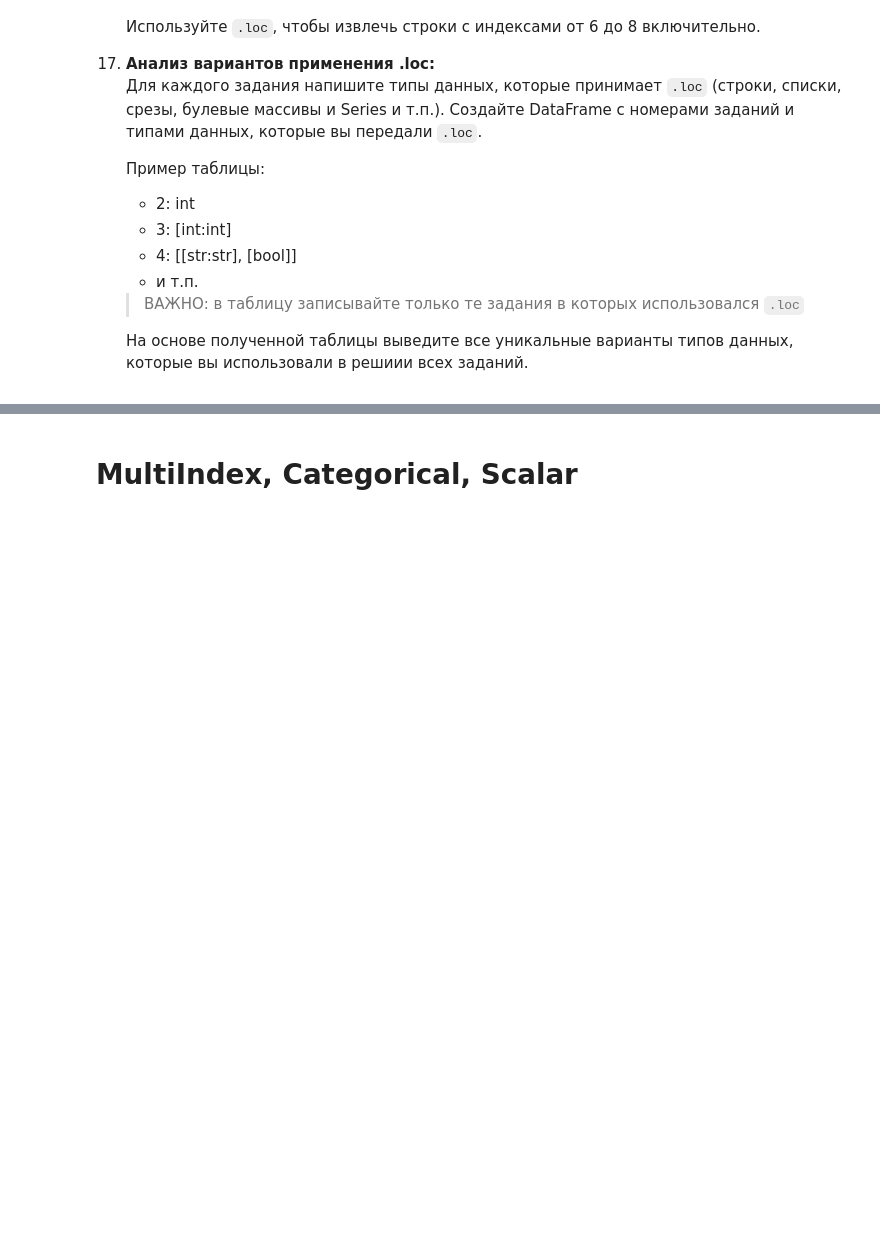
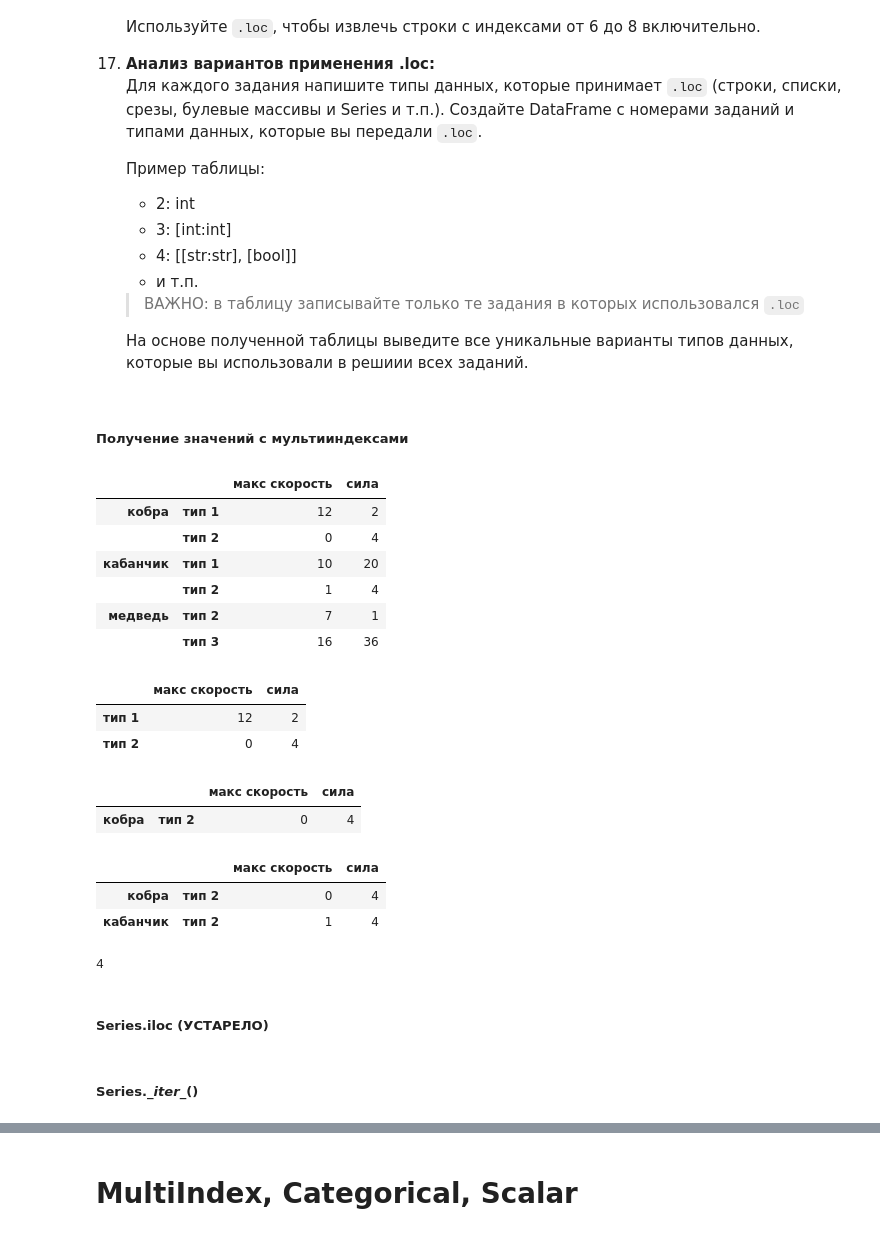
Before and after one commit to rgenius-ru/pandas_lessons, a Jupyter notebook: lessons/Pandas_for_Data_Engineering/part2_new.ipynb, the cells around one changed output, grey strips where cells are left out. Saved outputs shown, nothing was run; the diff lists cells and outputs as text; code cells hidden in the pictures; blank space fills up the shorter version.

```diff
--- a/lessons/Pandas_for_Data_Engineering/part2_new.ipynb
+++ b/lessons/Pandas_for_Data_Engineering/part2_new.ipynb
@@ -1108,3 +1108,55 @@ df.loc[8:9]
     >ВАЖНО: в таблицу записывайте только те задания в которых использовался `.loc`
 
     На основе полученной таблицы выведите все уникальные варианты типов данных, которые вы использовали в решиии всех заданий.
+# %% [markdown]
+##### Получение значений с мультииндексами
+# %%
+tuples = [
+    ('кобра', 'тип 1'), ('кобра', 'тип 2'),
+    ('кабанчик', 'тип 1'), ('кабанчик', 'тип 2'),
+    ('медведь', 'тип 2'), ('медведь', 'тип 3')
+]
+
+index = pd.MultiIndex.from_tuples(tuples)
+
+values = [
+    [12, 2], [0, 4], [10, 20],
+    [1, 4], [7, 1], [16, 36]
+]
+
+df = pd.DataFrame(
+    values,
+    columns=['макс скорость', 'сила'],
+    index=index
+)
+
+df
+# %% [output]
+|  |  | макс скорость | сила |
+| кобра | тип 1 | 12 | 2 |
+|  | тип 2 | 0 | 4 |
+| кабанчик | тип 1 | 10 | 20 |
+|  | тип 2 | 1 | 4 |
+| медведь | тип 2 | 7 | 1 |
+|  | тип 3 | 16 | 36 |
+# %%
+df.loc['кобра']
+# %% [output]
+|  | макс скорость | сила |
+| тип 1 | 12 | 2 |
+| тип 2 | 0 | 4 |
+# %%
+df.loc['кобра', 'тип 2']
+# %% [output]
+|  |  | макс скорость | сила |
+| кобра | тип 2 | 0 | 4 |
+# %%
+df.loc[[('кобра', 'тип 2'), ('кабанчик', 'тип 2')]]
+# %% [output]
+|  |  | макс скорость | сила |
+| кобра | тип 2 | 0 | 4 |
+| кабанчик | тип 2 | 1 | 4 |
+# %%
+df.loc[('кобра', 'тип 2'), 'сила']
+# %% [output]
+4
@@ -1110,0 +1167,4 @@ df.loc[8:9]
+# %% [markdown]
+##### Series.iloc (УСТАРЕЛО)
+# %% [markdown]
+##### Series.\__iter__()
```
Also changed, not shown: parts of 29 cells of this notebook.
